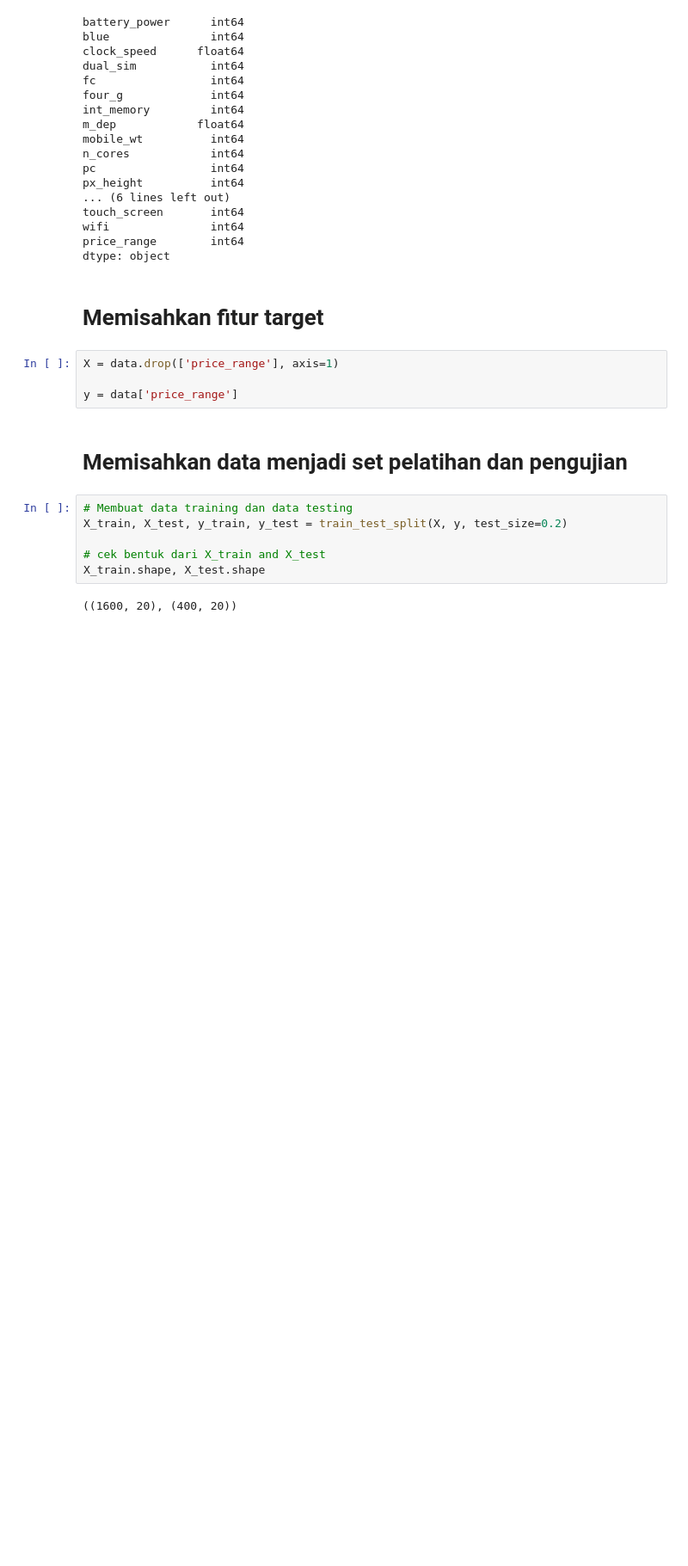
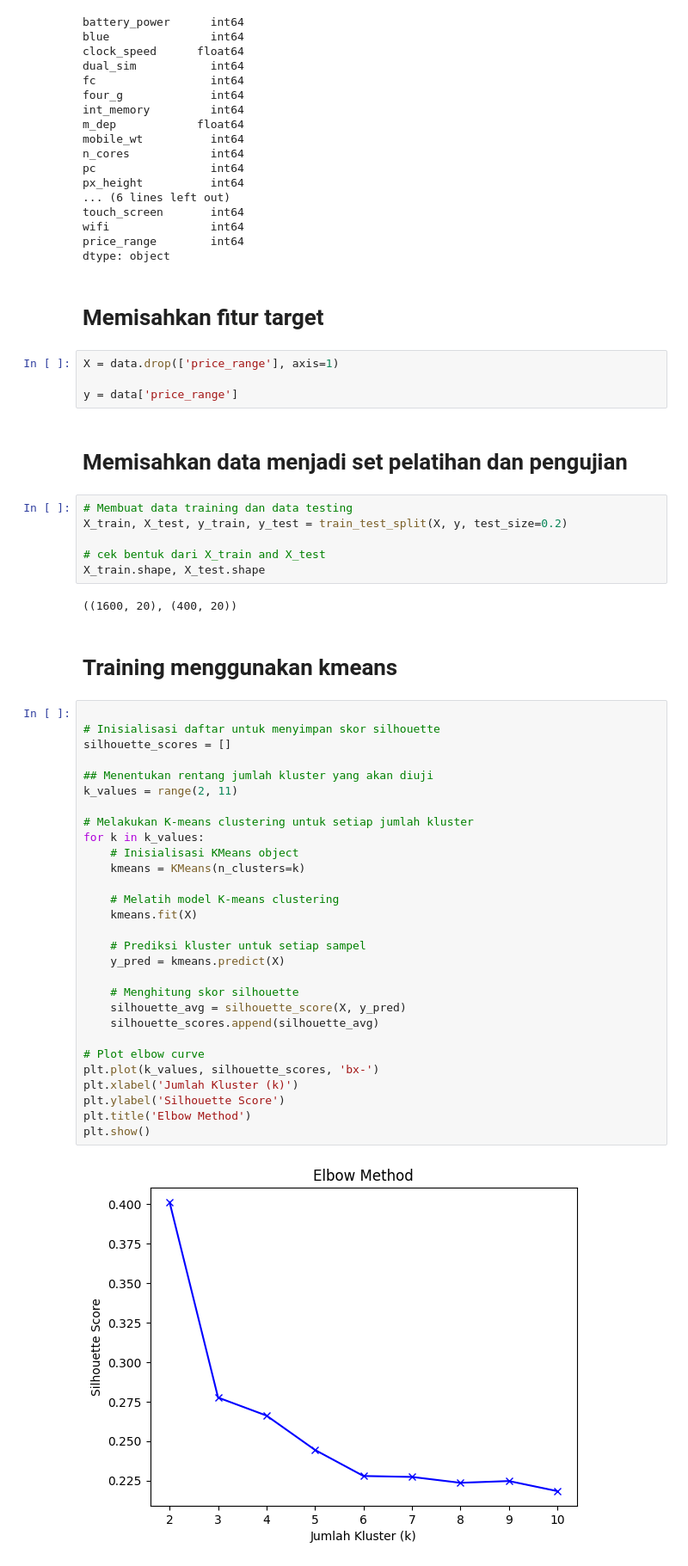
Before and after one commit to FaridRieziq/Mobile-Price-Classification, a Jupyter notebook: preprocessing.ipynb, the cells around one changed output. Shown: that part at 86% size. Saved outputs shown, nothing was run; the diff lists cells and outputs as text; blank space fills up the shorter version.

```diff
--- a/preprocessing.ipynb
+++ b/preprocessing.ipynb
@@ -91,3 +97,36 @@ X_train, X_test, y_train, y_test = train_test_split(X, y, test_size=0.2)
 X_train.shape, X_test.shape
 # %% [output]
 ((1600, 20), (400, 20))
+# %% [markdown]
+# **Training menggunakan kmeans**
+# %%
+
+# Inisialisasi daftar untuk menyimpan skor silhouette
+silhouette_scores = []
+
+## Menentukan rentang jumlah kluster yang akan diuji
+k_values = range(2, 11)
+
+# Melakukan K-means clustering untuk setiap jumlah kluster
+for k in k_values:
+    # Inisialisasi KMeans object
+    kmeans = KMeans(n_clusters=k)
+
+    # Melatih model K-means clustering
+    kmeans.fit(X)
+
+    # Prediksi kluster untuk setiap sampel
+    y_pred = kmeans.predict(X)
+
+    # Menghitung skor silhouette
+    silhouette_avg = silhouette_score(X, y_pred)
+    silhouette_scores.append(silhouette_avg)
+
+# Plot elbow curve
+plt.plot(k_values, silhouette_scores, 'bx-')
+plt.xlabel('Jumlah Kluster (k)')
+plt.ylabel('Silhouette Score')
+plt.title('Elbow Method')
+plt.show()
+# %% [output]
+[figure, added]
```
Also changed, not shown: parts of 2 cells of this notebook, 1 other file.
